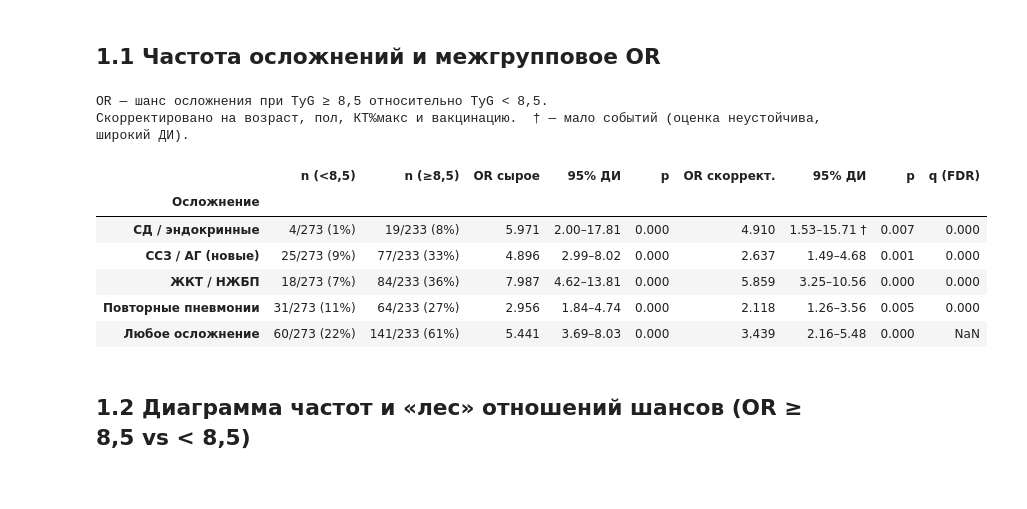
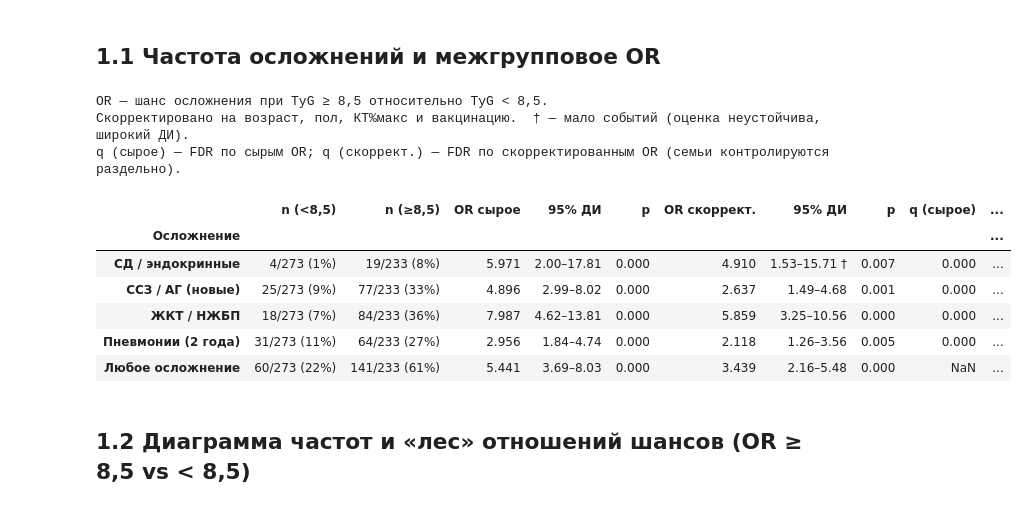
Before and after one commit to oablohin/covid-analysis, a Jupyter notebook: covid_sd.ipynb, the cells around one changed output. Cells and saved outputs as stored; diff of their text form; code cells hidden in the pictures.

```diff
--- a/covid_sd.ipynb
+++ b/covid_sd.ipynb
@@ -126,7 +127,7 @@ comp = pd.DataFrame({
     'СД / эндокринные':    binz(135),
     'ССЗ / АГ (новые)':    ((num(131) > 0) | (num(142) > 0)).astype(int),   # АГ или ОНМК/ИМ
     'ЖКТ / НЖБП':          binz(145),
-    'Повторные пневмонии': binz(141),
+    'Пневмонии (2 года)':  binz(141),   # ≥1 эпизод пневмонии за 2 года наблюдения
 })
 comp_any = binz(130)                     # любое позднее осложнение
 COMPS = list(comp.columns)
@@ -252,42 +253,49 @@ for cn in COMPS + ['Любое осложнение']:
     y = comp_any if cn == 'Любое осложнение' else comp[cn]
     n_lo, n_hi = int(y[lo_m].sum()), int(y[hi_m].sum())
     orr, lo_, hi_ = or_ci_2x2(y, hi_bin)
     p = fisher_p(y, hi_bin)
     # скорректированное OR (группа + возраст + пол + КТ + вакцинация)
     aor = ap = np.nan; aci = [np.nan, np.nan]
     fragile = min(n_lo, n_hi) < 10                      # мало событий -> оценка неустойчива
     if min(n_lo, n_hi) >= 3 and (n_lo + n_hi) >= 10:
         dd = pd.DataFrame({'y': y, 'g': hi_bin, 'age': age, 'sex': sex, 'kt': kt, 'vac': vacc}).dropna()
         try:
             fit = sm.Logit(dd['y'], sm.add_constant(dd[['g', 'age', 'sex', 'kt', 'vac']])).fit(disp=0)
             aor = np.exp(fit.params.iloc[1]); aci = np.exp(fit.conf_int().iloc[1]); ap = fit.pvalues.iloc[1]
             if not np.isfinite(aor) or aor > 50:        # квазисепарация
                 aor = ap = np.nan; aci = [np.nan, np.nan]
         except Exception:
             aor = ap = np.nan; aci = [np.nan, np.nan]
     rows.append({'Осложнение': cn, 'n (<8,5)': f'{n_lo}/{int(lo_m.sum())} ({100*y[lo_m].mean():.0f}%)',
                  'n (≥8,5)': f'{n_hi}/{int(hi_m.sum())} ({100*y[hi_m].mean():.0f}%)',
                  'OR сырое': orr, '95% ДИ': f'{lo_:.2f}–{hi_:.2f}', 'p': p,
                  'OR скоррект.': aor,
                  '95% ДИ ': (f'{aci[0]:.2f}–{aci[1]:.2f}' + (' †' if fragile else '') if not np.isnan(aor) else '—'),
                  'p ': ap})
 freq = pd.DataFrame(rows)
-freq['q (FDR)'] = np.nan
 mask4 = freq['Осложнение'].isin(COMPS)
-freq.loc[mask4, 'q (FDR)'] = multipletests(freq.loc[mask4, 'p'], method='fdr_bh')[1]
+# FDR раздельно для двух семей: сырые OR (Fisher-p) и скорректированные OR (p многофакторной модели)
+freq['q (сырое)'] = np.nan
+freq.loc[mask4, 'q (сырое)'] = multipletests(freq.loc[mask4, 'p'], method='fdr_bh')[1]
+freq['q (скоррект.)'] = np.nan
+adj_ok = mask4 & freq['p '].notna()
+if adj_ok.sum() >= 2:
+    freq.loc[adj_ok, 'q (скоррект.)'] = multipletests(freq.loc[adj_ok, 'p '], method='fdr_bh')[1]
 print('OR — шанс осложнения при TyG ≥ 8,5 относительно TyG < 8,5.')
 print('Скорректировано на возраст, пол, КТ%макс и вакцинацию.  † — мало событий (оценка неустойчива, широкий ДИ).')
+print('q (сырое) — FDR по сырым OR; q (скоррект.) — FDR по скорректированным OR (семьи контролируются раздельно).')
 display(freq.set_index('Осложнение'))
 # %% [output]
 OR — шанс осложнения при TyG ≥ 8,5 относительно TyG < 8,5.
 Скорректировано на возраст, пол, КТ%макс и вакцинацию.  † — мало событий (оценка неустойчива, широкий ДИ).
+q (сырое) — FDR по сырым OR; q (скоррект.) — FDR по скорректированным OR (семьи контролируются раздельно).
-|  | n (<8,5) | n (≥8,5) | OR сырое | 95% ДИ | p | OR скоррект. | 95% ДИ | p | q (FDR) |
-| Осложнение |  |  |  |  |  |  |  |  |  |
-| СД / эндокринные | 4/273 (1%) | 19/233 (8%) | 5.971 | 2.00–17.81 | 0.000 | 4.910 | 1.53–15.71 † | 0.007 | 0.000 |
-| ССЗ / АГ (новые) | 25/273 (9%) | 77/233 (33%) | 4.896 | 2.99–8.02 | 0.000 | 2.637 | 1.49–4.68 | 0.001 | 0.000 |
-| ЖКТ / НЖБП | 18/273 (7%) | 84/233 (36%) | 7.987 | 4.62–13.81 | 0.000 | 5.859 | 3.25–10.56 | 0.000 | 0.000 |
-| Повторные пневмонии | 31/273 (11%) | 64/233 (27%) | 2.956 | 1.84–4.74 | 0.000 | 2.118 | 1.26–3.56 | 0.005 | 0.000 |
-| Любое осложнение | 60/273 (22%) | 141/233 (61%) | 5.441 | 3.69–8.03 | 0.000 | 3.439 | 2.16–5.48 | 0.000 | NaN |
+|  | n (<8,5) | n (≥8,5) | OR сырое | 95% ДИ | p | OR скоррект. | 95% ДИ | p | q (сырое) | ... |
+| Осложнение |  |  |  |  |  |  |  |  |  | ... |
+| СД / эндокринные | 4/273 (1%) | 19/233 (8%) | 5.971 | 2.00–17.81 | 0.000 | 4.910 | 1.53–15.71 † | 0.007 | 0.000 | ... |
+| ССЗ / АГ (новые) | 25/273 (9%) | 77/233 (33%) | 4.896 | 2.99–8.02 | 0.000 | 2.637 | 1.49–4.68 | 0.001 | 0.000 | ... |
+| ЖКТ / НЖБП | 18/273 (7%) | 84/233 (36%) | 7.987 | 4.62–13.81 | 0.000 | 5.859 | 3.25–10.56 | 0.000 | 0.000 | ... |
+| Пневмонии (2 года) | 31/273 (11%) | 64/233 (27%) | 2.956 | 1.84–4.74 | 0.000 | 2.118 | 1.26–3.56 | 0.005 | 0.000 | ... |
+| Любое осложнение | 60/273 (22%) | 141/233 (61%) | 5.441 | 3.69–8.03 | 0.000 | 3.439 | 2.16–5.48 | 0.000 | NaN | ... |
 # %% [markdown]
 ## 1.2 Диаграмма частот и «лес» отношений шансов (OR ≥ 8,5 vs < 8,5)
 # %%
```
Also changed, not shown: parts of 13 cells of this notebook, 1 other file.
